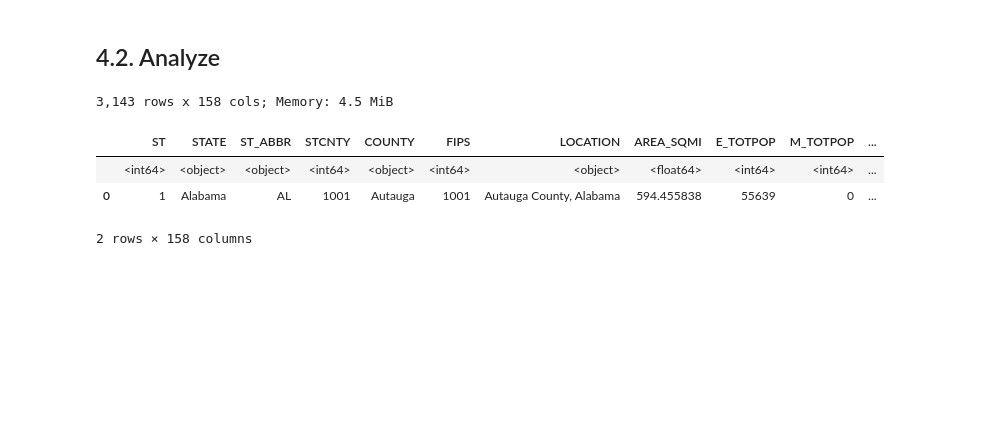
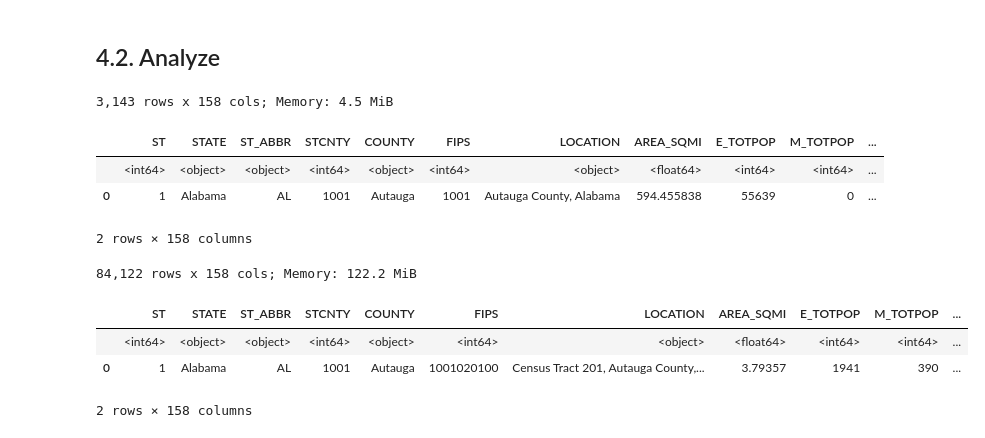
Before and after one commit to rvanxer/spr_4711, a Jupyter notebook: code/ses.ipynb, the cells around one changed output. Cells and saved outputs as stored; diff of their text form; code cells hidden in the pictures; blank space fills up the shorter version.

```diff
--- a/code/ses.ipynb
+++ b/code/ses.ipynb
@@ -341,3 +406,11 @@ svi = pd.read_csv('../data/ses/svi_us_county_2020.csv').disp()
 |  | <int64> | <object> | <object> | <int64> | <object> | <int64> | <object> | <float64> | <int64> | <int64> | ... |
 | 0 | 1 | Alabama | AL | 1001 | Autauga | 1001 | Autauga County, Alabama | 594.455838 | 55639 | 0 | ... |
 2 rows × 158 columns
+# %%
+sviTr = pd.read_csv('../data/ses/svi_us_tract_2020.csv').disp()
+# %% [output]
+84,122 rows x 158 cols; Memory: 122.2 MiB
+|  | ST | STATE | ST_ABBR | STCNTY | COUNTY | FIPS | LOCATION | AREA_SQMI | E_TOTPOP | M_TOTPOP | ... |
+|  | <int64> | <object> | <object> | <int64> | <object> | <int64> | <object> | <float64> | <int64> | <int64> | ... |
+| 0 | 1 | Alabama | AL | 1001 | Autauga | 1001020100 | Census Tract 201, Autauga County,... | 3.79357 | 1941 | 390 | ... |
+2 rows × 158 columns
```
Also changed, not shown: parts of 14 cells of this notebook, 9 other files.
